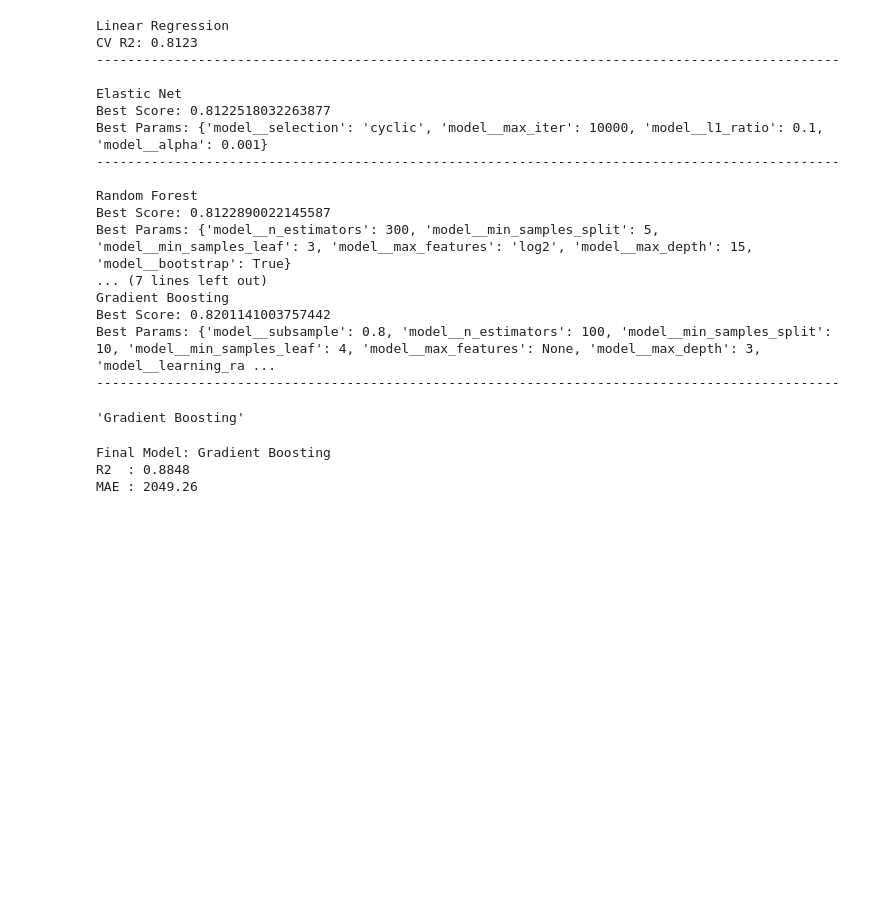
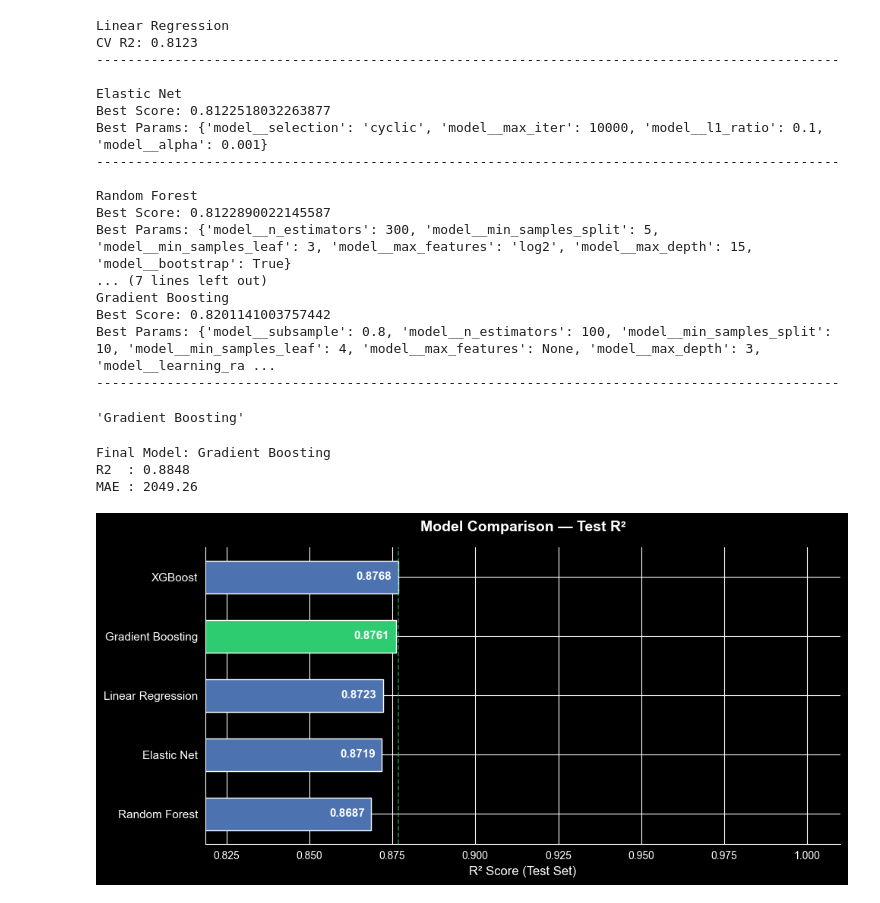
Before and after one commit to loplop05/Medical-Cost-Prediction, a Jupyter notebook: Medical Cost Prediction.ipynb, the cells around one changed output. Drawn from its saved outputs; the diff is of its cells as text; code cells hidden in the pictures; blank space fills up the shorter version.

Commit message:
Model R^2 Comparison

```diff
--- a/Medical Cost Prediction.ipynb
+++ b/Medical Cost Prediction.ipynb
@@ -247,3 +247,41 @@ print(f"MAE : {round(mean_absolute_error(y_test_actual, y_pred_actual), 2)}")
 Final Model: Gradient Boosting
 R2  : 0.8848
 MAE : 2049.26
+# %%
+# --- Collect test R2 for every model ---
+test_scores = {}
+for name, model in best_models.items():
+    y_pred_i = model.predict(X_test)
+    test_scores[name] = round(r2_score(y_test, y_pred_i), 4)
+
+# --- Sort by score ---
+sorted_names = sorted(test_scores, key=test_scores.get)
+sorted_scores = [test_scores[n] for n in sorted_names]
+
+# --- Color: highlight winner ---
+colors = ['#4C72B0' if n != best_name else '#2ecc71' for n in sorted_names]
+
+# --- Plot ---
+fig, ax = plt.subplots(figsize=(10, 5))
+
+bars = ax.barh(sorted_names, sorted_scores, color=colors, edgecolor='white', height=0.55)
+
+# Score labels on bars
+for bar, score in zip(bars, sorted_scores):
+    ax.text(bar.get_width() - 0.002, bar.get_y() + bar.get_height() / 2,
+            f'{score:.4f}', va='center', ha='right', color='white',
+            fontsize=11, fontweight='bold')
+
+# Vertical line at best score
+ax.axvline(x=max(sorted_scores), color='#2ecc71', linestyle='--', linewidth=1.2, alpha=0.6)
+
+ax.set_xlabel('R² Score (Test Set)', fontsize=12)
+ax.set_title('Model Comparison — Test R²', fontsize=14, fontweight='bold', pad=15)
+ax.set_xlim(min(sorted_scores) - 0.05, 1.01)
+ax.spines[['top', 'right']].set_visible(False)
+ax.tick_params(axis='y', labelsize=11)
+
+plt.tight_layout()
+plt.show()
+# %% [output]
+[figure, added]
```
